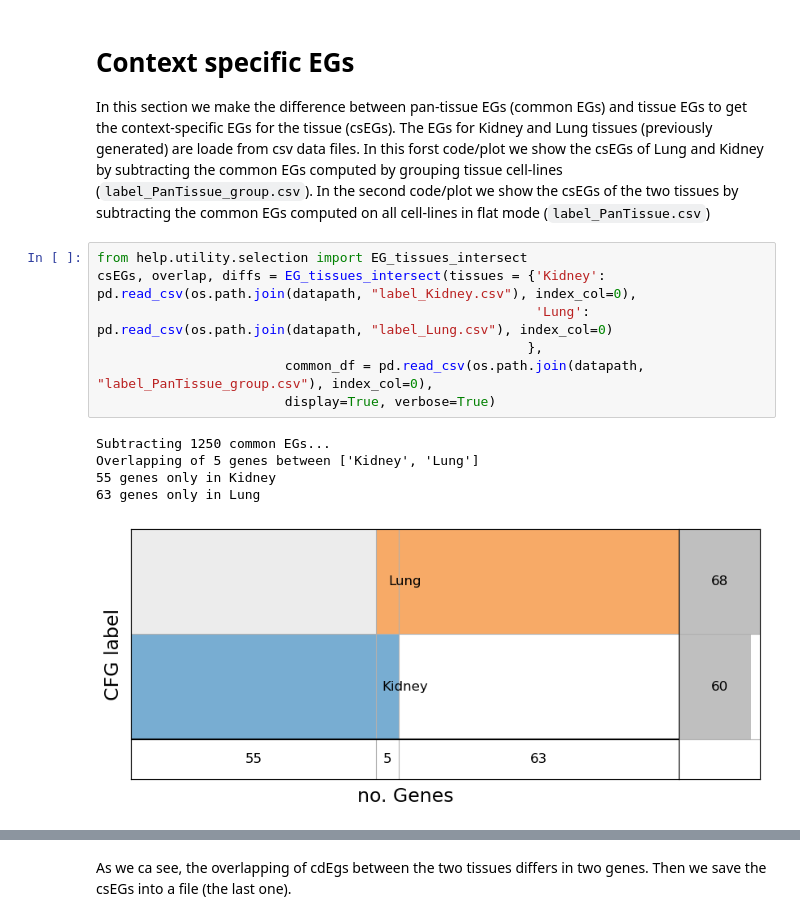
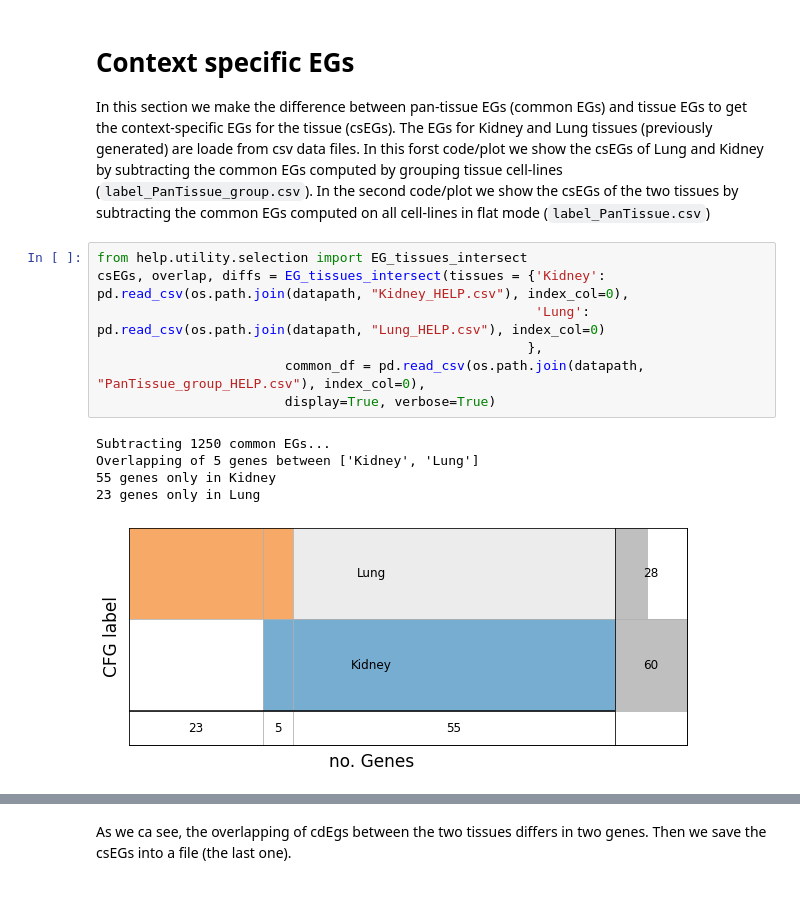
Before and after one commit to giordamaug/HELP, a Jupyter notebook: help/notebooks/csegs.ipynb, the cells around one changed output, grey strips where cells are left out. Cells and saved outputs as stored; diff of their text form.

```diff
--- a/help/notebooks/csegs.ipynb
+++ b/help/notebooks/csegs.ipynb
@@ -176,14 +141,14 @@ In this section we make the difference between pan-tissue EGs (common EGs) and t
 In this forst code/plot we show the csEGs of Lung and Kidney by subtracting the common EGs computed by grouping tissue cell-lines (`label_PanTissue_group.csv`). In the second code/plot we show the csEGs of the two tissues by subtracting the common EGs computed on all cell-lines in flat mode (`label_PanTissue.csv`)
 # %%
 from help.utility.selection import EG_tissues_intersect
-csEGs, overlap, diffs = EG_tissues_intersect(tissues = {'Kidney': pd.read_csv(os.path.join(datapath, "label_Kidney.csv"), index_col=0),
-                                                        'Lung': pd.read_csv(os.path.join(datapath, "label_Lung.csv"), index_col=0)
+csEGs, overlap, diffs = EG_tissues_intersect(tissues = {'Kidney': pd.read_csv(os.path.join(datapath, "Kidney_HELP.csv"), index_col=0),
+                                                        'Lung': pd.read_csv(os.path.join(datapath, "Lung_HELP.csv"), index_col=0)
                                                        },
-                        common_df = pd.read_csv(os.path.join(datapath, "label_PanTissue_group.csv"), index_col=0),
+                        common_df = pd.read_csv(os.path.join(datapath, "PanTissue_group_HELP.csv"), index_col=0),
                         display=True, verbose=True)
 # %% [output]
 Subtracting 1250 common EGs...
 Overlapping of 5 genes between ['Kidney', 'Lung']
 55 genes only in Kidney
-63 genes only in Lung
+23 genes only in Lung
-[figure, old version]
+[figure, new version]
```
Also changed, not shown: parts of 11 cells of this notebook, 3 other files.
